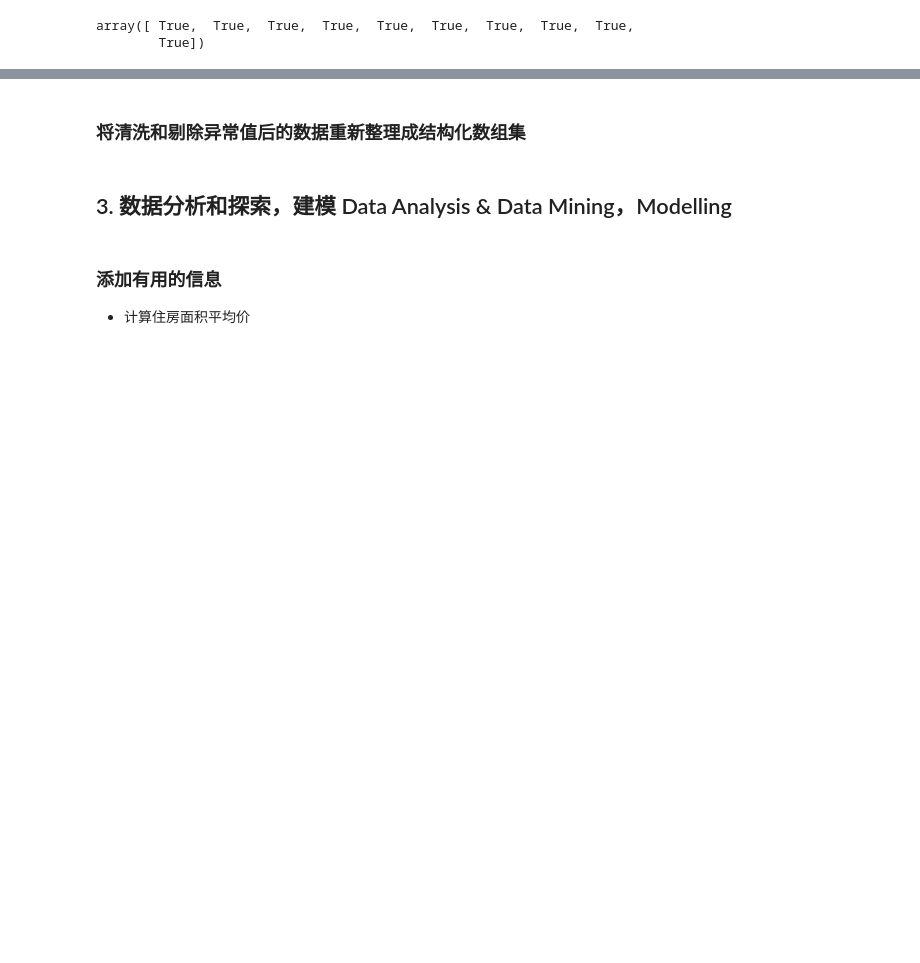
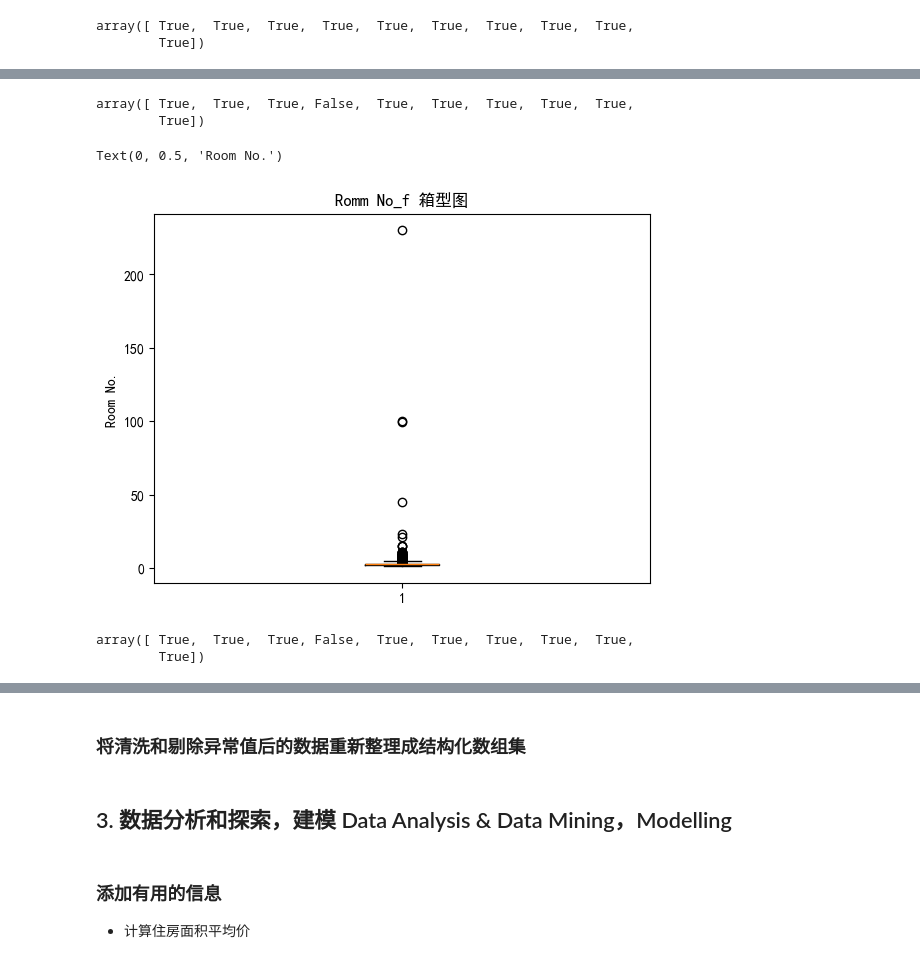
Before and after one commit to dietertao/b_python_dshb_cn, a Jupyter notebook: docs/Chapter02/1.2.ds_projet_np02.ipynb, the cells around one changed output, grey strips where cells are left out. Drawn from its saved outputs; the diff is of its cells as text; code cells hidden in the pictures; blank space fills up the shorter version.

```diff
--- a/docs/Chapter02/1.2.ds_projet_np02.ipynb
+++ b/docs/Chapter02/1.2.ds_projet_np02.ipynb
@@ -529,0 +600,18 @@ array([ True,  True,  True,  True,  True,  True,  True,  True,  True,
+# %%
+# 继续添加过滤信息
+mask &= (year_built_f >= yb_lower_bound) & (year_built_f <= yb_upper_bound)
+
+mask[:10]
+# %% [output]
+array([ True,  True,  True, False,  True,  True,  True,  True,  True,
+        True])
+# %%
+# display liv_space_f for anomalies
+# 图像法来检查合理值范围
+plt.boxplot(room_no_f)
+
+plt.title(f'Romm No_f 箱型图')
+plt.ylabel('Room No.')
+# %% [output]
+Text(0, 0.5, 'Room No.')
+[figure, added]
@@ -529,0 +623,8 @@ array([ True,  True,  True,  True,  True,  True,  True,  True,  True,
+# %%
+# 继续添加过滤信息
+mask &= (room_no_f >= rn_lower_bound) & (room_no_f <= rn_upper_bound)
+
+mask[:10]
+# %% [output]
+array([ True,  True,  True, False,  True,  True,  True,  True,  True,
+        True])
```
Also changed, not shown: parts of 39 cells of this notebook.
